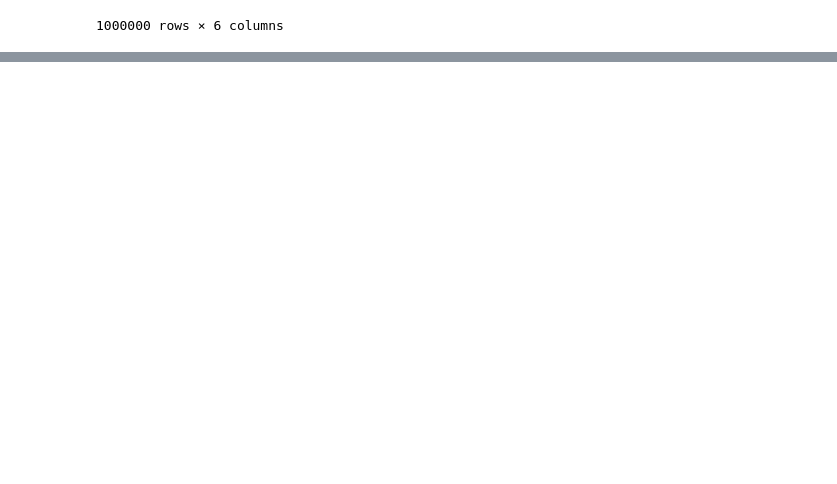
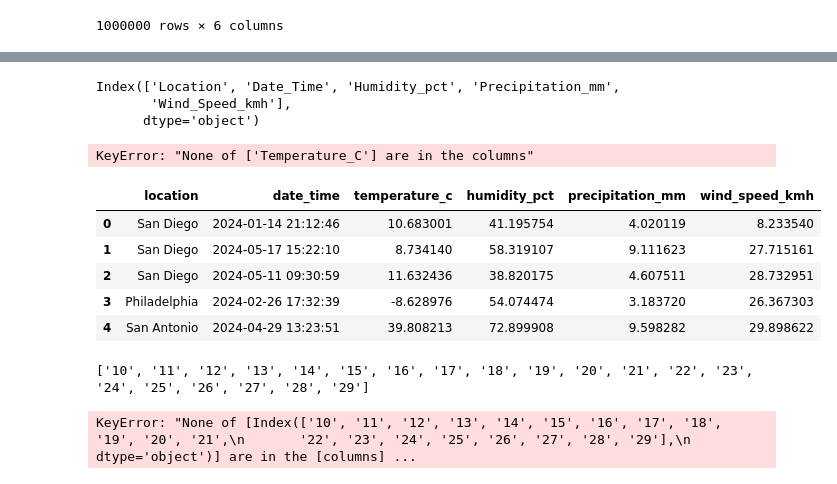
Before and after one commit to embolsador/mini-project, a Jupyter notebook: project_dg/data clean.ipynb, the cells around one changed output, grey strips where cells are left out. Saved outputs shown, nothing was run; the diff lists cells and outputs as text; code cells hidden in the pictures; blank space fills up the shorter version.

```diff
--- a/project_dg/data clean.ipynb
+++ b/project_dg/data clean.ipynb
@@ -133,0 +151,36 @@ df.drop_duplicates(subset=['Location'])
+# %%
+df.rename(columns=lambda x: x.strip(), inplace=True)
+# %%
+df = df.set_index('Temperature_C')
+# %%
+print(df.columns)
+# %% [output]
+Index(['Location', 'Date_Time', 'Humidity_pct', 'Precipitation_mm',
+       'Wind_Speed_kmh'],
+      dtype='object')
+# %%
+df.columns = df.columns.str.strip()
+# %%
+df = df.set_index('Temperature_C')
+# %% [output]
+KeyError: "None of ['Temperature_C'] are in the columns"
+# %%
+df.columns = [str(name).lower() for name in df.columns.tolist()]
+df.head()
+# %% [output]
+|  | location | date_time | temperature_c | humidity_pct | precipitation_mm | wind_speed_kmh |
+| 0 | San Diego | 2024-01-14 21:12:46 | 10.683001 | 41.195754 | 4.020119 | 8.233540 |
+| 1 | San Diego | 2024-05-17 15:22:10 | 8.734140 | 58.319107 | 9.111623 | 27.715161 |
+| 2 | San Diego | 2024-05-11 09:30:59 | 11.632436 | 38.820175 | 4.607511 | 28.732951 |
+| 3 | Philadelphia | 2024-02-26 17:32:39 | -8.628976 | 54.074474 | 3.183720 | 26.367303 |
+| 4 | San Antonio | 2024-04-29 13:23:51 | 39.808213 | 72.899908 | 9.598282 | 29.898622 |
+# %%
+TEMP = list(map(str, range(10,30)))
+print(TEMP)
+# %% [output]
+['10', '11', '12', '13', '14', '15', '16', '17', '18', '19', '20', '21', '22', '23', '24', '25', '26', '27', '28', '29']
+# %%
+df['total'] = df[TEMP].sum(axis=1)
+df.head()
+# %% [output]
+KeyError: "None of [Index(['10', '11', '12', '13', '14', '15', '16', '17', '18', '19', '20', '21',\n       '22', '23', '24', '25', '26', '27', '28', '29'],\n      dtype='object')] are in the [columns] ...
```
Also changed, not shown: parts of 8 cells of this notebook, 1 other file.
